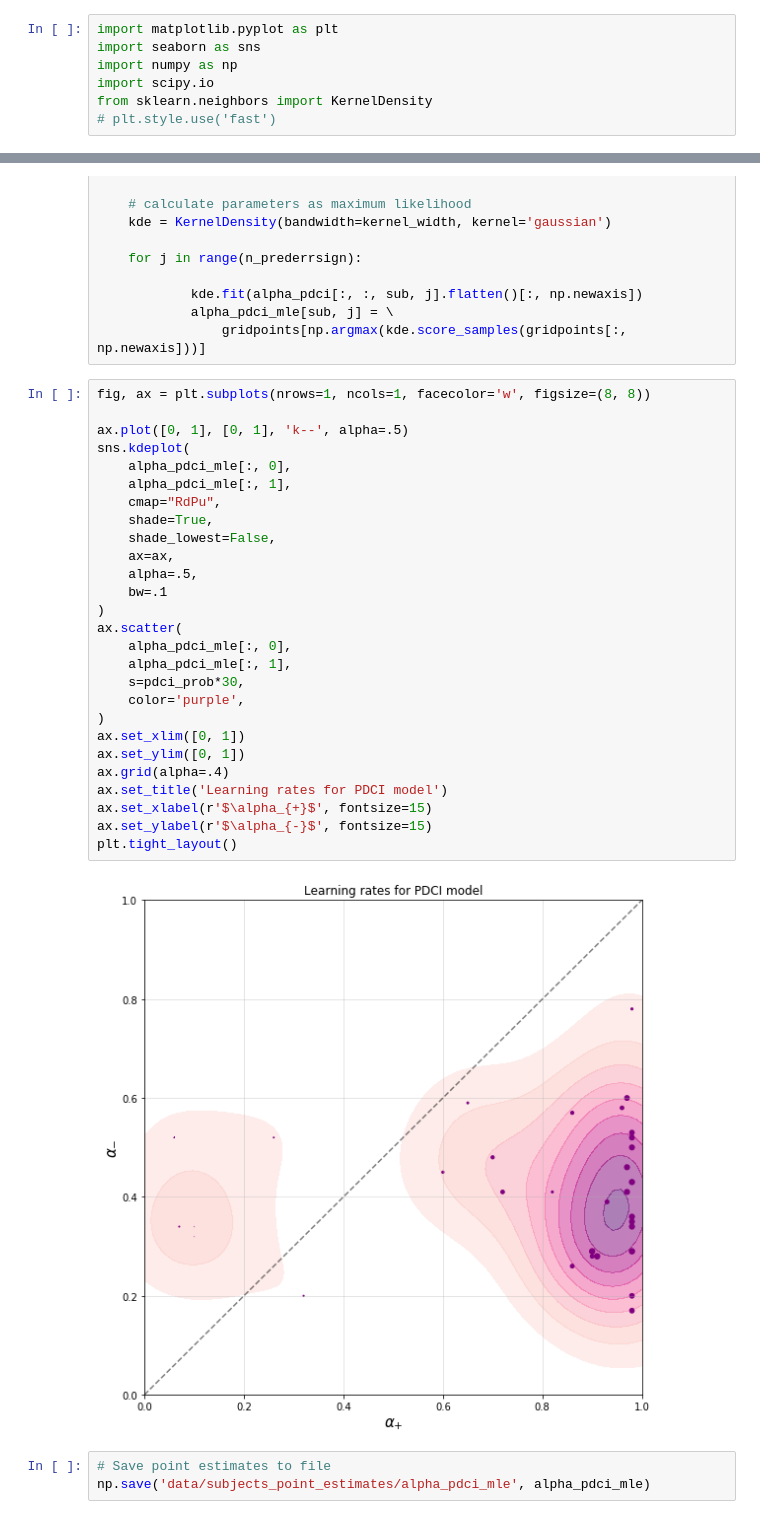
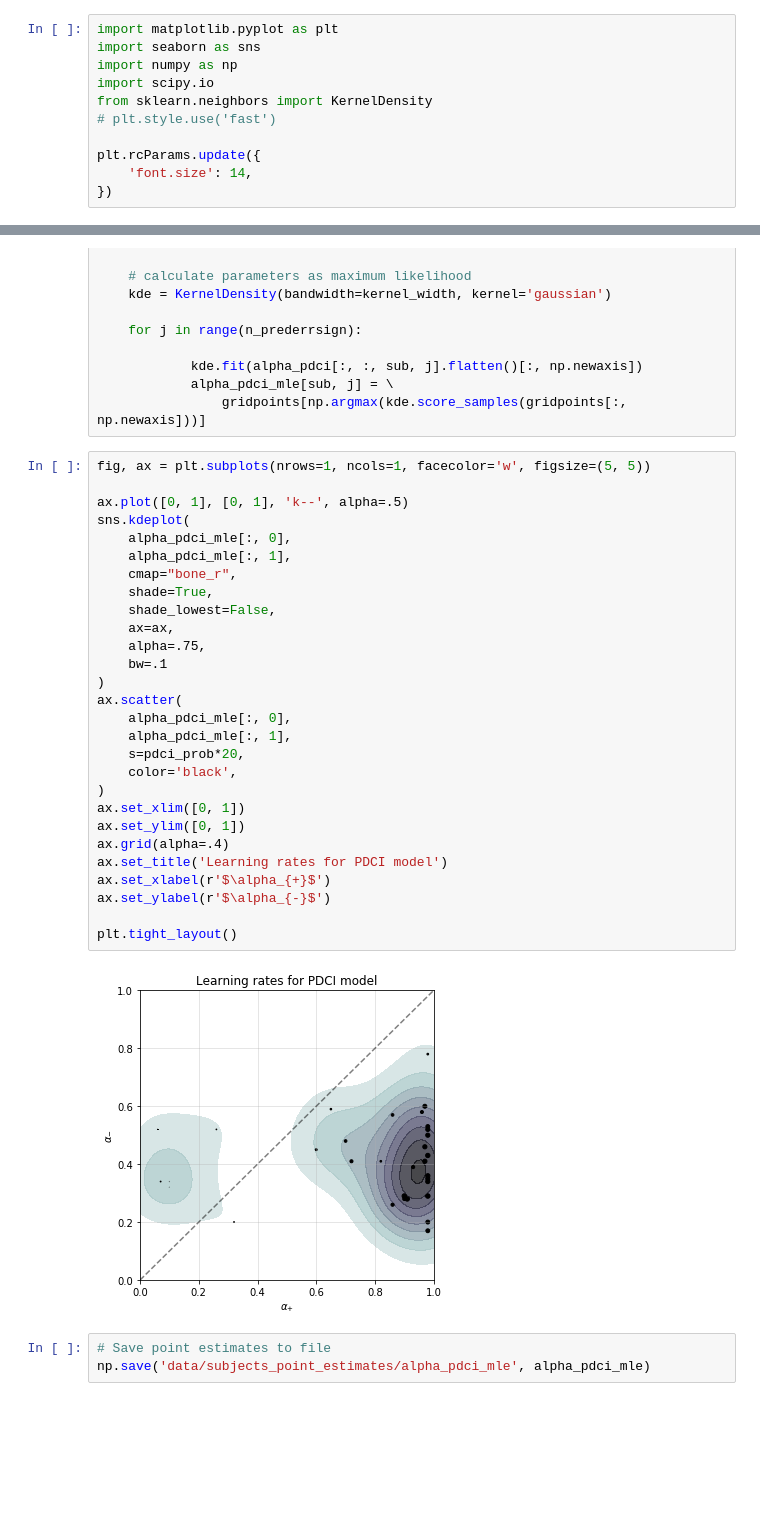
Before and after one commit to kbonna/decidenet, a Jupyter notebook: behavioral_analysis/matjags-dn/dn_bm_04_parameter_estimation.ipynb, the cells around one changed output, grey strips where cells are left out. Drawn from its saved outputs; the diff is of its cells as text; blank space fills up the shorter version.

```diff
--- a/behavioral_analysis/matjags-dn/dn_bm_04_parameter_estimation_REF.ipynb
+++ b/behavioral_analysis/matjags-dn/dn_bm_04_parameter_estimation.ipynb
@@ -5,6 +5,10 @@ import numpy as np
 import scipy.io
 from sklearn.neighbors import KernelDensity
 # plt.style.use('fast')
+
+plt.rcParams.update({
+    'font.size': 14,
+})
 # %%
 # Load data
 path_pd = 'data/jags_output/pc_factorial_run1_pd_only.mat'
@@ -277,34 +281,35 @@ for sub in range(n_subjects):
             alpha_pdci_mle[sub, j] = \
                 gridpoints[np.argmax(kde.score_samples(gridpoints[:, np.newaxis]))]
 # %%
-fig, ax = plt.subplots(nrows=1, ncols=1, facecolor='w', figsize=(8, 8))
+fig, ax = plt.subplots(nrows=1, ncols=1, facecolor='w', figsize=(5, 5))
 
 ax.plot([0, 1], [0, 1], 'k--', alpha=.5)
 sns.kdeplot(
     alpha_pdci_mle[:, 0],
     alpha_pdci_mle[:, 1],
-    cmap="RdPu",
+    cmap="bone_r",
     shade=True,
     shade_lowest=False,
     ax=ax,
-    alpha=.5,
+    alpha=.75,
     bw=.1
 )
 ax.scatter(
     alpha_pdci_mle[:, 0],
     alpha_pdci_mle[:, 1],
-    s=pdci_prob*30,
-    color='purple',
+    s=pdci_prob*20,
+    color='black',
 )
 ax.set_xlim([0, 1])
 ax.set_ylim([0, 1])
 ax.grid(alpha=.4)
 ax.set_title('Learning rates for PDCI model')
-ax.set_xlabel(r'$\alpha_{+}$', fontsize=15)
-ax.set_ylabel(r'$\alpha_{-}$', fontsize=15)
+ax.set_xlabel(r'$\alpha_{+}$')
+ax.set_ylabel(r'$\alpha_{-}$')
+
 plt.tight_layout()
 # %% [output]
-[figure, old version]
+[figure, new version]
 # %%
 # Save point estimates to file
 np.save('data/subjects_point_estimates/alpha_pdci_mle', alpha_pdci_mle)
```
Also changed, not shown: 7 other files.
